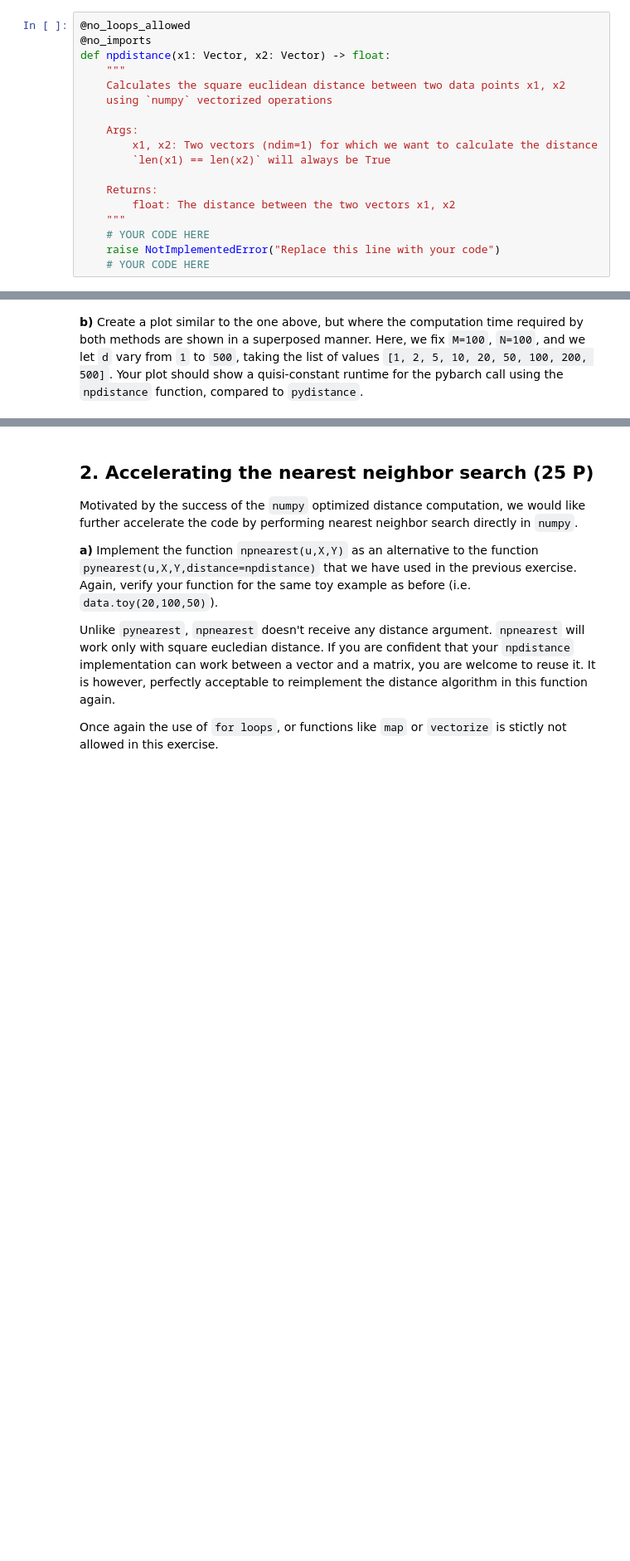
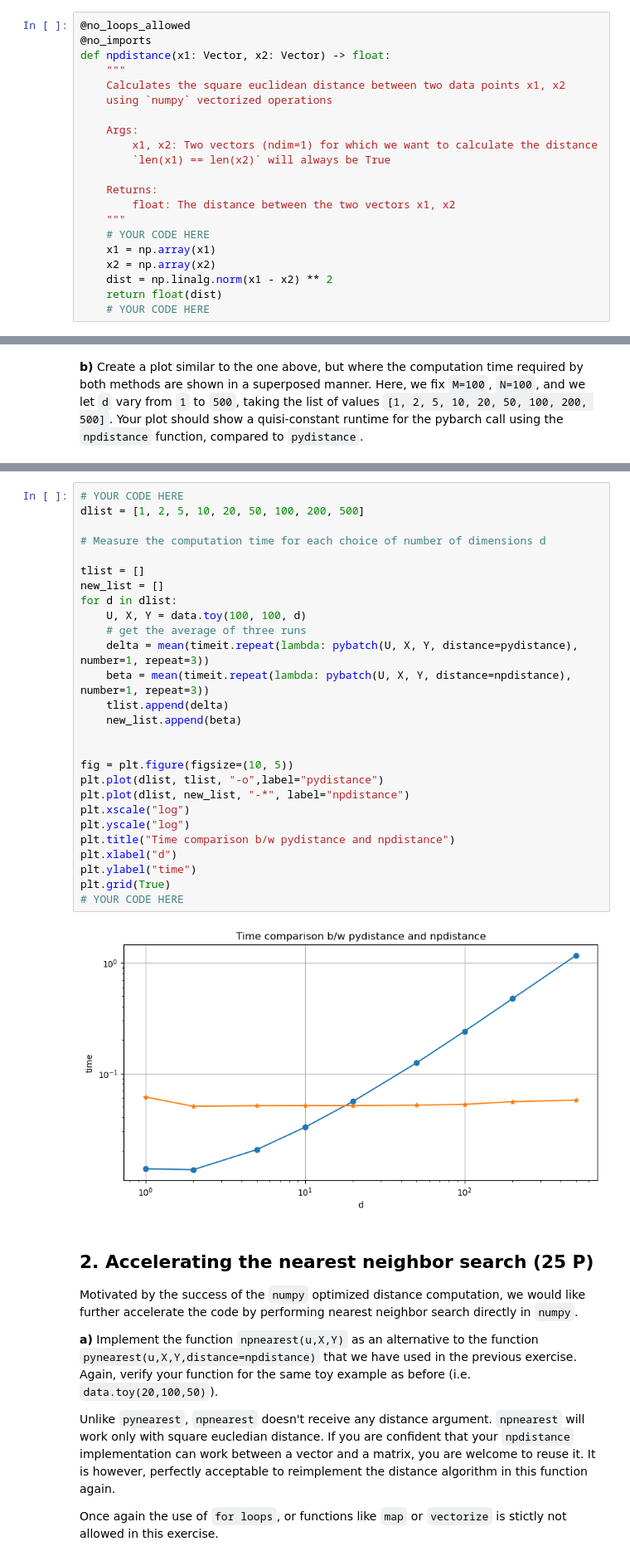
Before and after one commit to numustafa/pyml, a Jupyter notebook: Exam prep/Exercise Sheet 2/sheet2.ipynb, the cells around one changed output, grey strips where cells are left out. Shown at 83% size. Saved outputs shown, nothing was run; the diff lists cells and outputs as text; blank space fills up the shorter version.

```diff
--- a/Exam prep/Exercise Sheet 2/sheet2.ipynb
+++ b/Exam prep/Exercise Sheet 2/sheet2.ipynb
@@ -317,7 +371,10 @@ def npdistance(x1: Vector, x2: Vector) -> float:
         float: The distance between the two vectors x1, x2
     """
     # YOUR CODE HERE
-    raise NotImplementedError("Replace this line with your code")
+    x1 = np.array(x1)
+    x2 = np.array(x2)
+    dist = np.linalg.norm(x1 - x2) ** 2
+    return float(dist)
     # YOUR CODE HERE
 # %%
 # Verify your function
@@ -360,3 +421,32 @@ raise NotImplementedError("Replace this line with your code")
+# %%
+# YOUR CODE HERE
+dlist = [1, 2, 5, 10, 20, 50, 100, 200, 500]
+
+# Measure the computation time for each choice of number of dimensions d
+
+tlist = []
+new_list = []
+for d in dlist:
+    U, X, Y = data.toy(100, 100, d)
+    # get the average of three runs
+    delta = mean(timeit.repeat(lambda: pybatch(U, X, Y, distance=pydistance), number=1, repeat=3))
+    beta = mean(timeit.repeat(lambda: pybatch(U, X, Y, distance=npdistance), number=1, repeat=3))
+    tlist.append(delta)
+    new_list.append(beta)
+
+
+fig = plt.figure(figsize=(10, 5))
+plt.plot(dlist, tlist, "-o",label="pydistance")
+plt.plot(dlist, new_list, "-*", label="npdistance")
+plt.xscale("log")
+plt.yscale("log")
+plt.title("Time comparison b/w pydistance and npdistance")
+plt.xlabel("d")
+plt.ylabel("time")
+plt.grid(True)
+# YOUR CODE HERE
+# %% [output]
+[figure, added]
 # %% [markdown]
 ## 2. Accelerating the nearest neighbor search (25 P)
 
```
Also changed, not shown: parts of 33 cells of this notebook, 1 other file.
